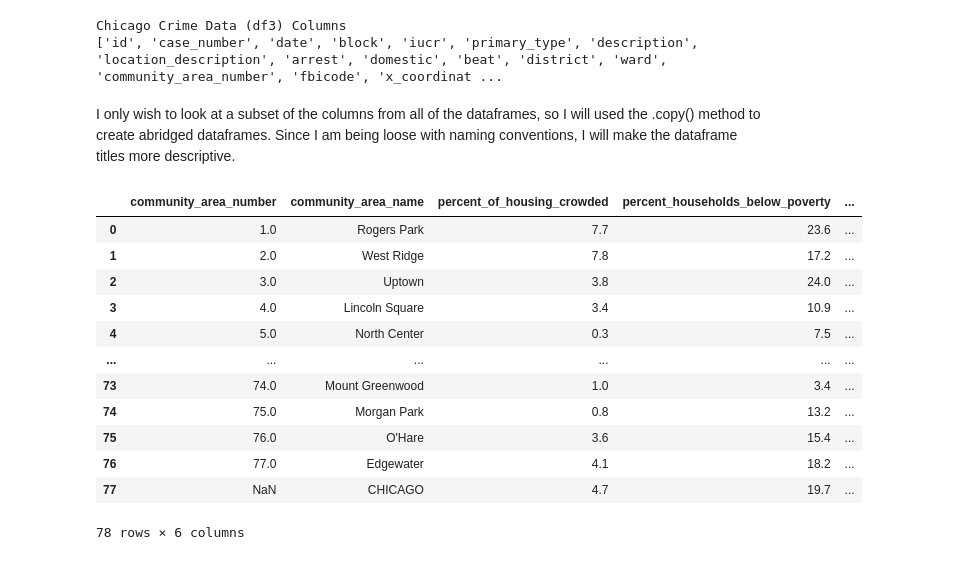
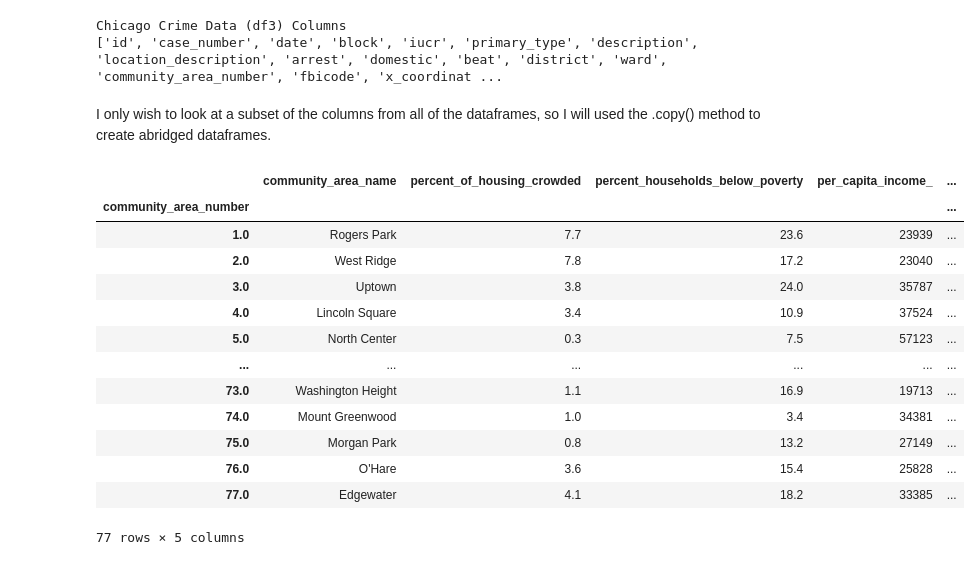
Before and after one commit to georgejordan3/Db2_SQL_Python, a Jupyter notebook: sql_ibm_notebook.ipynb, the cells around one changed output. Saved outputs shown, nothing was run; the diff lists cells and outputs as text; code cells hidden in the pictures.

```diff
--- a/sql_ibm_notebook.ipynb
+++ b/sql_ibm_notebook.ipynb
@@ -137,22 +142,25 @@ print(df3.columns.tolist())
 Chicago Crime Data (df3) Columns
 ['id', 'case_number', 'date', 'block', 'iucr', 'primary_type', 'description', 'location_description', 'arrest', 'domestic', 'beat', 'district', 'ward', 'community_area_number', 'fbicode', 'x_coordinat ...
 # %% [markdown]
-I only wish to look at a subset of the columns from all of the dataframes, so I will used the .copy() method to create abridged dataframes. Since I am being loose with naming conventions, I will make the dataframe titles more descriptive.
+I only wish to look at a subset of the columns from all of the dataframes, so I will used the .copy() method to create abridged dataframes.
 # %%
 census = df1[['community_area_number', 'community_area_name', 'percent_of_housing_crowded', 'percent_households_below_poverty', 'per_capita_income_', 'hardship_index']].copy()
+census = census.set_index('community_area_number')
+census = census.drop(census.tail(1).index) #Removes the last row which was an average of all the community areas
 census
 # %% [output]
-|  | community_area_number | community_area_name | percent_of_housing_crowded | percent_households_below_poverty | ... |
-| 0 | 1.0 | Rogers Park | 7.7 | 23.6 | ... |
-| 1 | 2.0 | West Ridge | 7.8 | 17.2 | ... |
-| 2 | 3.0 | Uptown | 3.8 | 24.0 | ... |
-| 3 | 4.0 | Lincoln Square | 3.4 | 10.9 | ... |
-| 4 | 5.0 | North Center | 0.3 | 7.5 | ... |
+|  | community_area_name | percent_of_housing_crowded | percent_households_below_poverty | per_capita_income_ | ... |
+| community_area_number |  |  |  |  | ... |
+| 1.0 | Rogers Park | 7.7 | 23.6 | 23939 | ... |
+| 2.0 | West Ridge | 7.8 | 17.2 | 23040 | ... |
+| 3.0 | Uptown | 3.8 | 24.0 | 35787 | ... |
+| 4.0 | Lincoln Square | 3.4 | 10.9 | 37524 | ... |
+| 5.0 | North Center | 0.3 | 7.5 | 57123 | ... |
 | ... | ... | ... | ... | ... | ... |
-| 73 | 74.0 | Mount Greenwood | 1.0 | 3.4 | ... |
-| 74 | 75.0 | Morgan Park | 0.8 | 13.2 | ... |
-| 75 | 76.0 | O'Hare | 3.6 | 15.4 | ... |
-| 76 | 77.0 | Edgewater | 4.1 | 18.2 | ... |
-| 77 | NaN | CHICAGO | 4.7 | 19.7 | ... |
+| 73.0 | Washington Height | 1.1 | 16.9 | 19713 | ... |
+| 74.0 | Mount Greenwood | 1.0 | 3.4 | 34381 | ... |
+| 75.0 | Morgan Park | 0.8 | 13.2 | 27149 | ... |
+| 76.0 | O'Hare | 3.6 | 15.4 | 25828 | ... |
+| 77.0 | Edgewater | 4.1 | 18.2 | 33385 | ... |
-78 rows × 6 columns
+77 rows × 5 columns
 # %%
```
Also changed, not shown: parts of 24 cells of this notebook.
